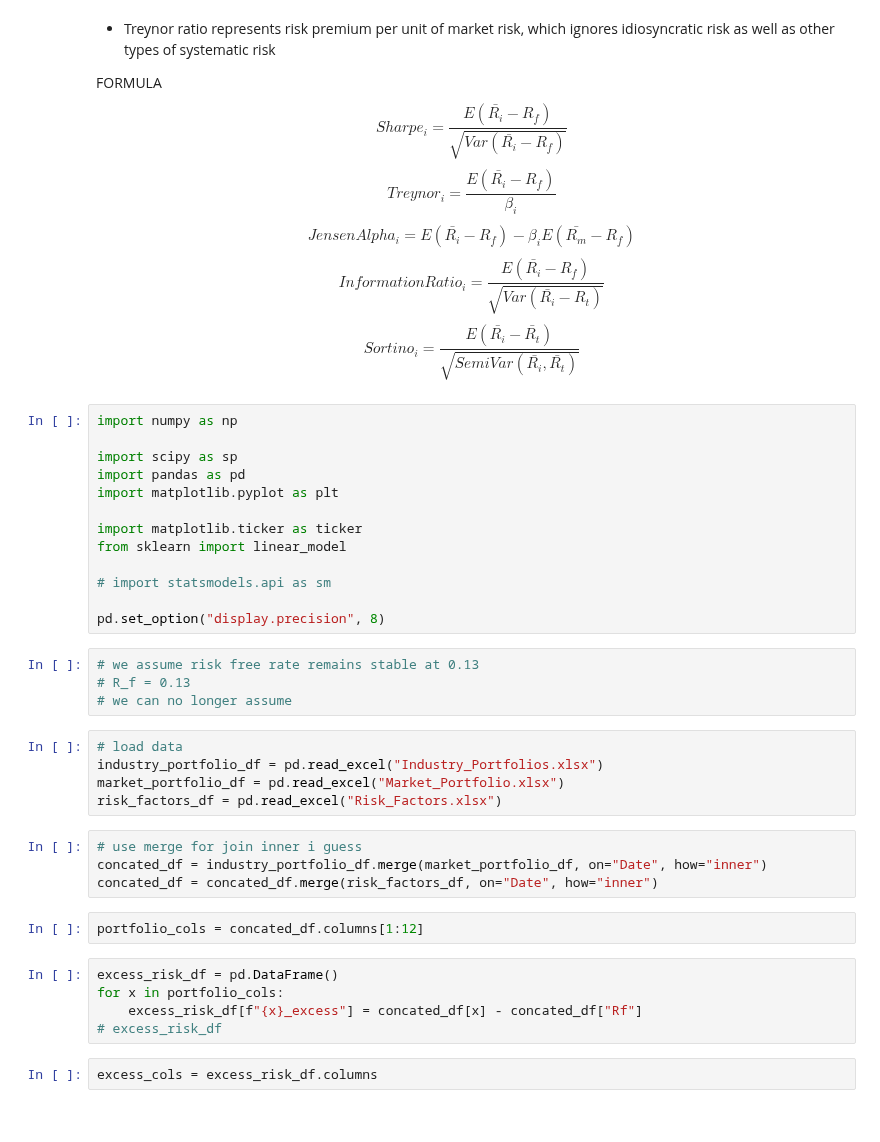
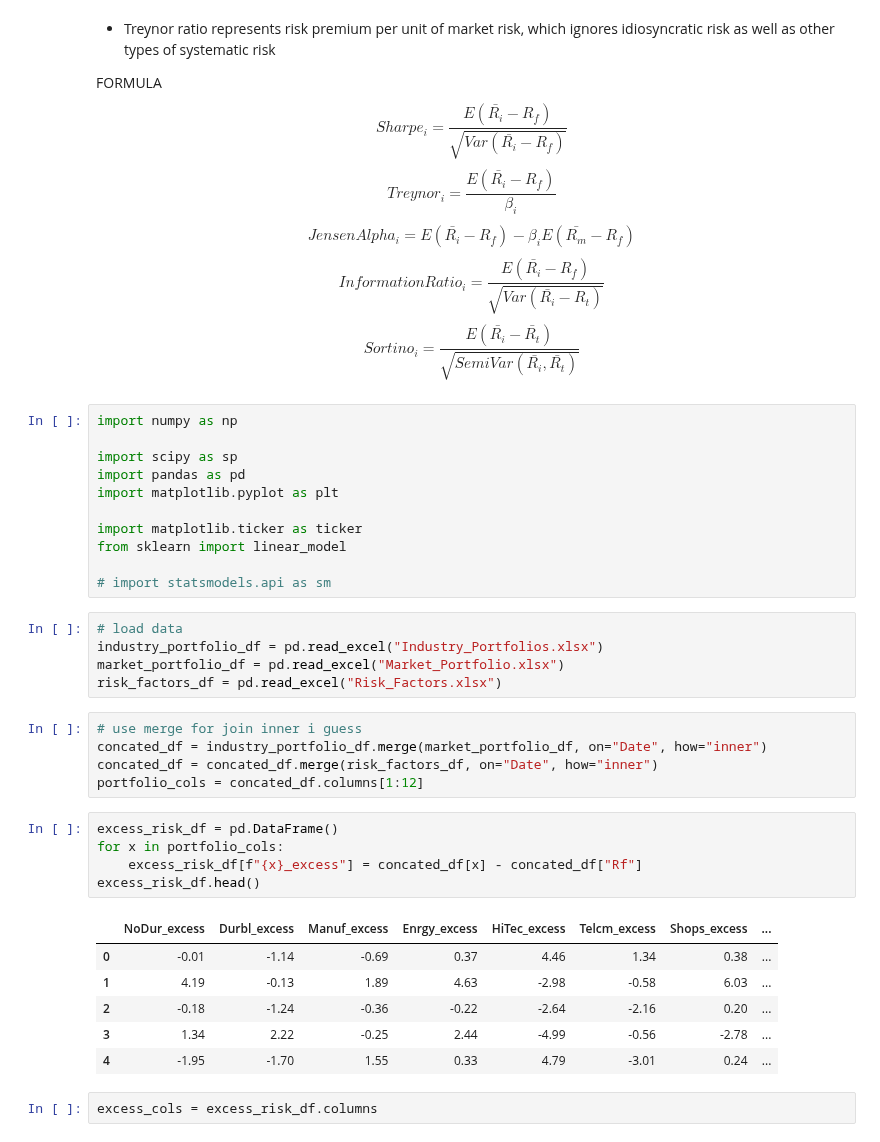
Before and after one commit to kilowiski/qf600, a Jupyter notebook: assignment_3/assignment3.ipynb, the cells around one changed output. Cells and saved outputs as stored; diff of their text form.

```diff
--- a/assignment_3/assignment3.ipynb
+++ b/assignment_3/assignment3.ipynb
@@ -57,12 +57,6 @@ import matplotlib.ticker as ticker
 from sklearn import linear_model
 
 # import statsmodels.api as sm
-
-pd.set_option("display.precision", 8)
-# %%
-# we assume risk free rate remains stable at 0.13
-# R_f = 0.13
-# we can no longer assume
 # %%
 # load data
 industry_portfolio_df = pd.read_excel("Industry_Portfolios.xlsx")
@@ -72,13 +66,19 @@ risk_factors_df = pd.read_excel("Risk_Factors.xlsx")
 # use merge for join inner i guess
 concated_df = industry_portfolio_df.merge(market_portfolio_df, on="Date", how="inner")
 concated_df = concated_df.merge(risk_factors_df, on="Date", how="inner")
+portfolio_cols = concated_df.columns[1:12]
-# %%
-portfolio_cols = concated_df.columns[1:12]
 # %%
 excess_risk_df = pd.DataFrame()
 for x in portfolio_cols:
     excess_risk_df[f"{x}_excess"] = concated_df[x] - concated_df["Rf"]
-# excess_risk_df
+excess_risk_df.head()
+# %% [output]
+|  | NoDur_excess | Durbl_excess | Manuf_excess | Enrgy_excess | HiTec_excess | Telcm_excess | Shops_excess | ... |
+| 0 | -0.01 | -1.14 | -0.69 | 0.37 | 4.46 | 1.34 | 0.38 | ... |
+| 1 | 4.19 | -0.13 | 1.89 | 4.63 | -2.98 | -0.58 | 6.03 | ... |
+| 2 | -0.18 | -1.24 | -0.36 | -0.22 | -2.64 | -2.16 | 0.20 | ... |
+| 3 | 1.34 | 2.22 | -0.25 | 2.44 | -4.99 | -0.56 | -2.78 | ... |
+| 4 | -1.95 | -1.70 | 1.55 | 0.33 | 4.79 | -3.01 | 0.24 | ... |
 # %%
 excess_cols = excess_risk_df.columns
 # %%
```
Also changed, not shown: parts of 15 cells of this notebook.
